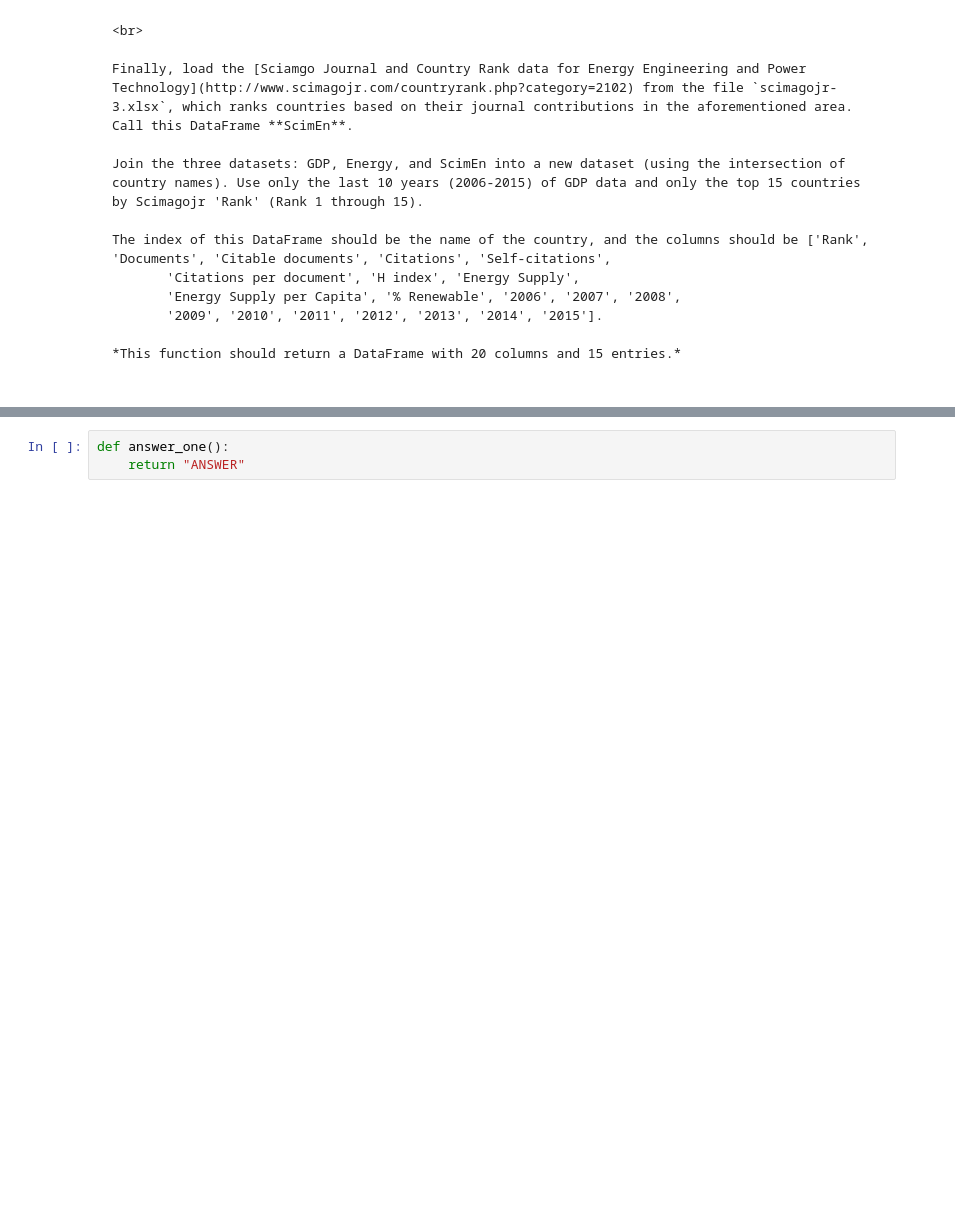
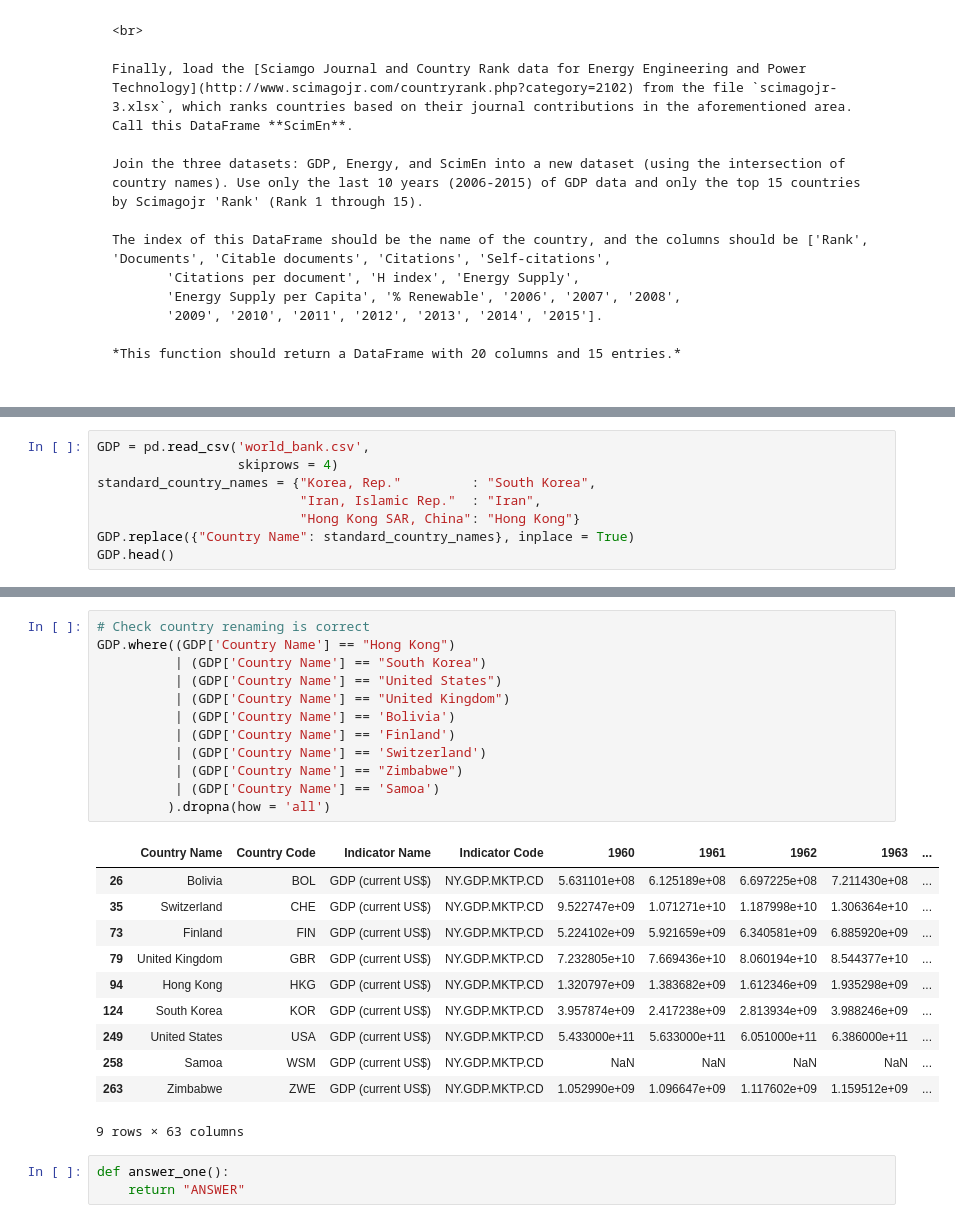
Before and after one commit to wontheone1/introduction-to-data-science-in-python, a Jupyter notebook: week3/Assignment3.ipynb, the cells around one changed output, grey strips where cells are left out. Saved outputs shown, nothing was run; the diff lists cells and outputs as text; blank space fills up the shorter version.

```diff
--- a/week3/Assignment3.ipynb
+++ b/week3/Assignment3.ipynb
@@ -81,0 +131,8 @@ energy = pd.read_excel('Energy Indicators.xls',
+# %%
+GDP = pd.read_csv('world_bank.csv',
+                  skiprows = 4)
+standard_country_names = {"Korea, Rep."         : "South Korea",
+                          "Iran, Islamic Rep."  : "Iran",
+                          "Hong Kong SAR, China": "Hong Kong"}
+GDP.replace({"Country Name": standard_country_names}, inplace = True)
+GDP.head()
@@ -82,3 +159,27 @@ energy = pd.read_excel('Energy Indicators.xls',
+# %%
+# Check country renaming is correct
+GDP.where((GDP['Country Name'] == "Hong Kong")
+          | (GDP['Country Name'] == "South Korea")
+          | (GDP['Country Name'] == "United States")
+          | (GDP['Country Name'] == "United Kingdom")
+          | (GDP['Country Name'] == 'Bolivia')
+          | (GDP['Country Name'] == 'Finland')
+          | (GDP['Country Name'] == 'Switzerland')
+          | (GDP['Country Name'] == "Zimbabwe")
+          | (GDP['Country Name'] == 'Samoa')
+         ).dropna(how = 'all')
+# %% [output]
+|  | Country Name | Country Code | Indicator Name | Indicator Code | 1960 | 1961 | 1962 | 1963 | ... |
+| 26 | Bolivia | BOL | GDP (current US$) | NY.GDP.MKTP.CD | 5.631101e+08 | 6.125189e+08 | 6.697225e+08 | 7.211430e+08 | ... |
+| 35 | Switzerland | CHE | GDP (current US$) | NY.GDP.MKTP.CD | 9.522747e+09 | 1.071271e+10 | 1.187998e+10 | 1.306364e+10 | ... |
+| 73 | Finland | FIN | GDP (current US$) | NY.GDP.MKTP.CD | 5.224102e+09 | 5.921659e+09 | 6.340581e+09 | 6.885920e+09 | ... |
+| 79 | United Kingdom | GBR | GDP (current US$) | NY.GDP.MKTP.CD | 7.232805e+10 | 7.669436e+10 | 8.060194e+10 | 8.544377e+10 | ... |
+| 94 | Hong Kong | HKG | GDP (current US$) | NY.GDP.MKTP.CD | 1.320797e+09 | 1.383682e+09 | 1.612346e+09 | 1.935298e+09 | ... |
+| 124 | South Korea | KOR | GDP (current US$) | NY.GDP.MKTP.CD | 3.957874e+09 | 2.417238e+09 | 2.813934e+09 | 3.988246e+09 | ... |
+| 249 | United States | USA | GDP (current US$) | NY.GDP.MKTP.CD | 5.433000e+11 | 5.633000e+11 | 6.051000e+11 | 6.386000e+11 | ... |
+| 258 | Samoa | WSM | GDP (current US$) | NY.GDP.MKTP.CD | NaN | NaN | NaN | NaN | ... |
+| 263 | Zimbabwe | ZWE | GDP (current US$) | NY.GDP.MKTP.CD | 1.052990e+09 | 1.096647e+09 | 1.117602e+09 | 1.159512e+09 | ... |
+9 rows × 63 columns
 # %%
 def answer_one():
     return "ANSWER"
```
Also changed, not shown: parts of 8 cells of this notebook.
